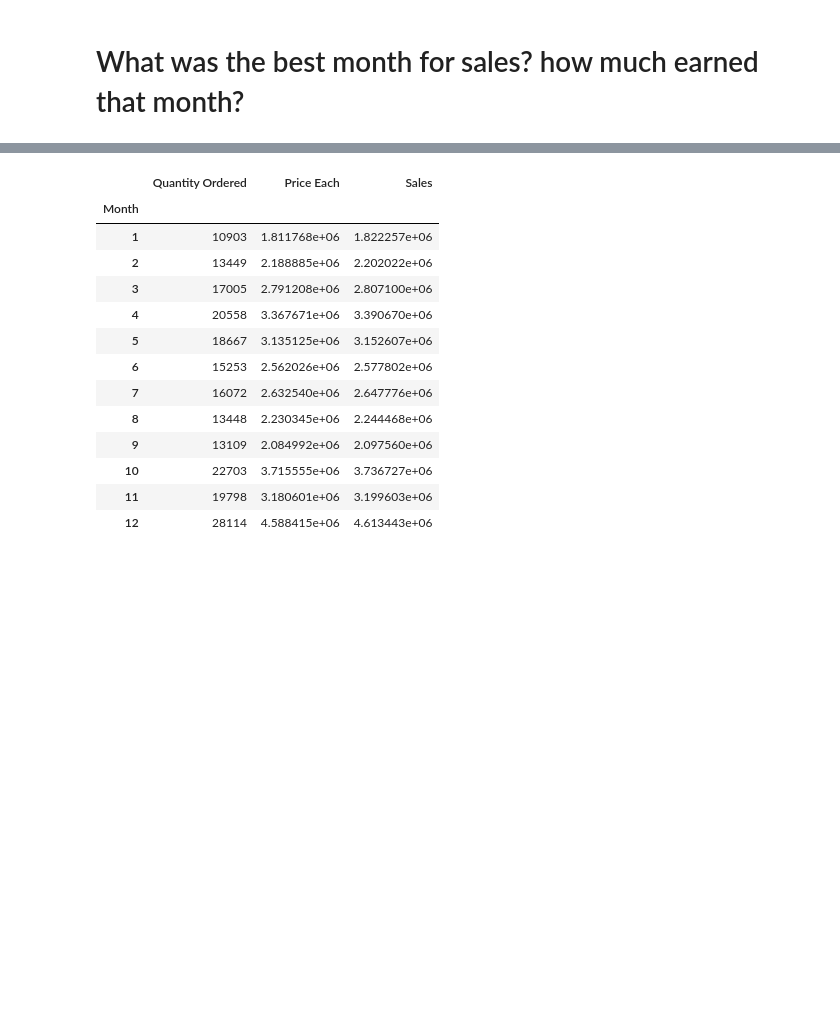
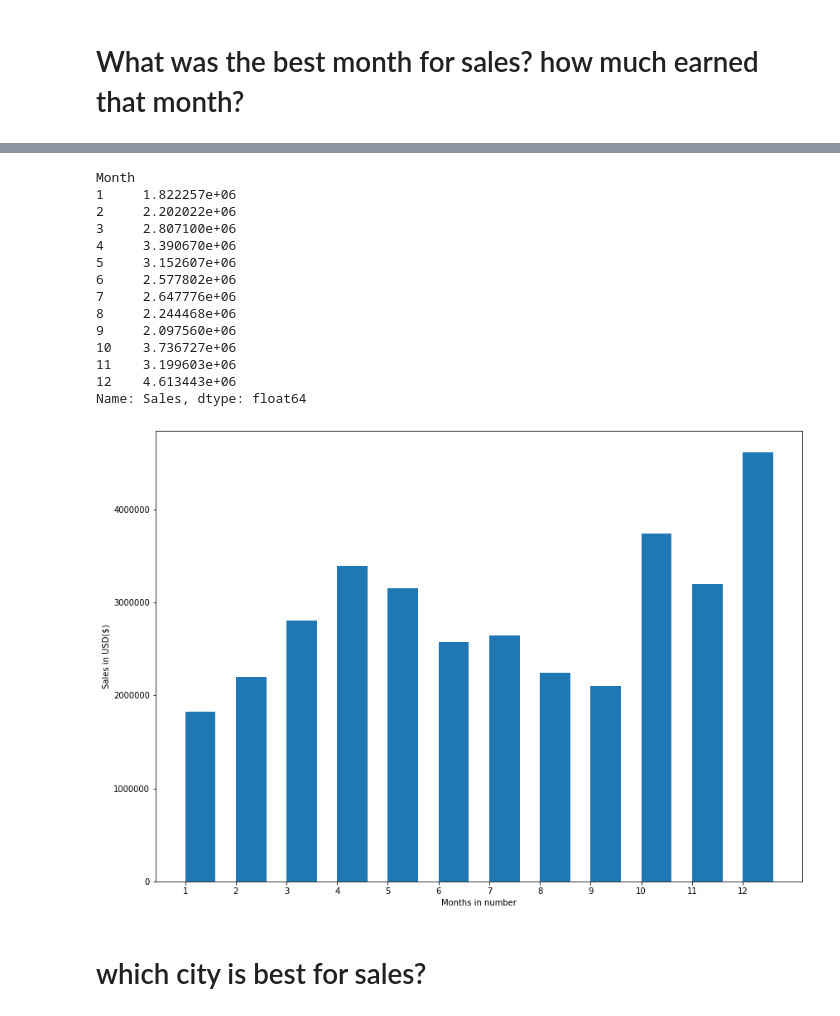
Before and after one commit to ashik-meher/sales-analysis, a Jupyter notebook: Sales data Analysis.ipynb, the cells around one changed output, grey strips where cells are left out. Cells and saved outputs as stored; diff of their text form; code cells hidden in the pictures; blank space fills up the shorter version.

```diff
--- a/Sales data Analysis.ipynb
+++ b/Sales data Analysis.ipynb
@@ -105,19 +139,35 @@ all_months_data.head()
 # %%
 #answering the question
 
-all_months_data.groupby('Month').sum()
+all_months_data.groupby('Month').sum()['Sales']
 # %% [output]
-|  | Quantity Ordered | Price Each | Sales |
-| Month |  |  |  |
-| 1 | 10903 | 1.811768e+06 | 1.822257e+06 |
-| 2 | 13449 | 2.188885e+06 | 2.202022e+06 |
-| 3 | 17005 | 2.791208e+06 | 2.807100e+06 |
-| 4 | 20558 | 3.367671e+06 | 3.390670e+06 |
-| 5 | 18667 | 3.135125e+06 | 3.152607e+06 |
-| 6 | 15253 | 2.562026e+06 | 2.577802e+06 |
-| 7 | 16072 | 2.632540e+06 | 2.647776e+06 |
-| 8 | 13448 | 2.230345e+06 | 2.244468e+06 |
-| 9 | 13109 | 2.084992e+06 | 2.097560e+06 |
-| 10 | 22703 | 3.715555e+06 | 3.736727e+06 |
-| 11 | 19798 | 3.180601e+06 | 3.199603e+06 |
-| 12 | 28114 | 4.588415e+06 | 4.613443e+06 |
+Month
+1     1.822257e+06
+2     2.202022e+06
+3     2.807100e+06
+4     3.390670e+06
+5     3.152607e+06
+6     2.577802e+06
+7     2.647776e+06
+8     2.244468e+06
+9     2.097560e+06
+10    3.736727e+06
+11    3.199603e+06
+12    4.613443e+06
+Name: Sales, dtype: float64
+# %%
+results = all_months_data.groupby('Month').sum()
+
+import matplotlib.pyplot as plt
+months = range(1,13)
+plt.bar(months,results['Sales'], align='edge',width=.6)
+plt.rcParams['figure.figsize']=(14,10)
+plt.xticks(months)
+plt.xlabel("Months in number")
+plt.ylabel("Sales in USD($)")
+plt.show()
+# %% [output]
+[figure, added]
+# %% [markdown]
+
+# which city is best for sales?
```
Also changed, not shown: parts of 31 cells of this notebook.
